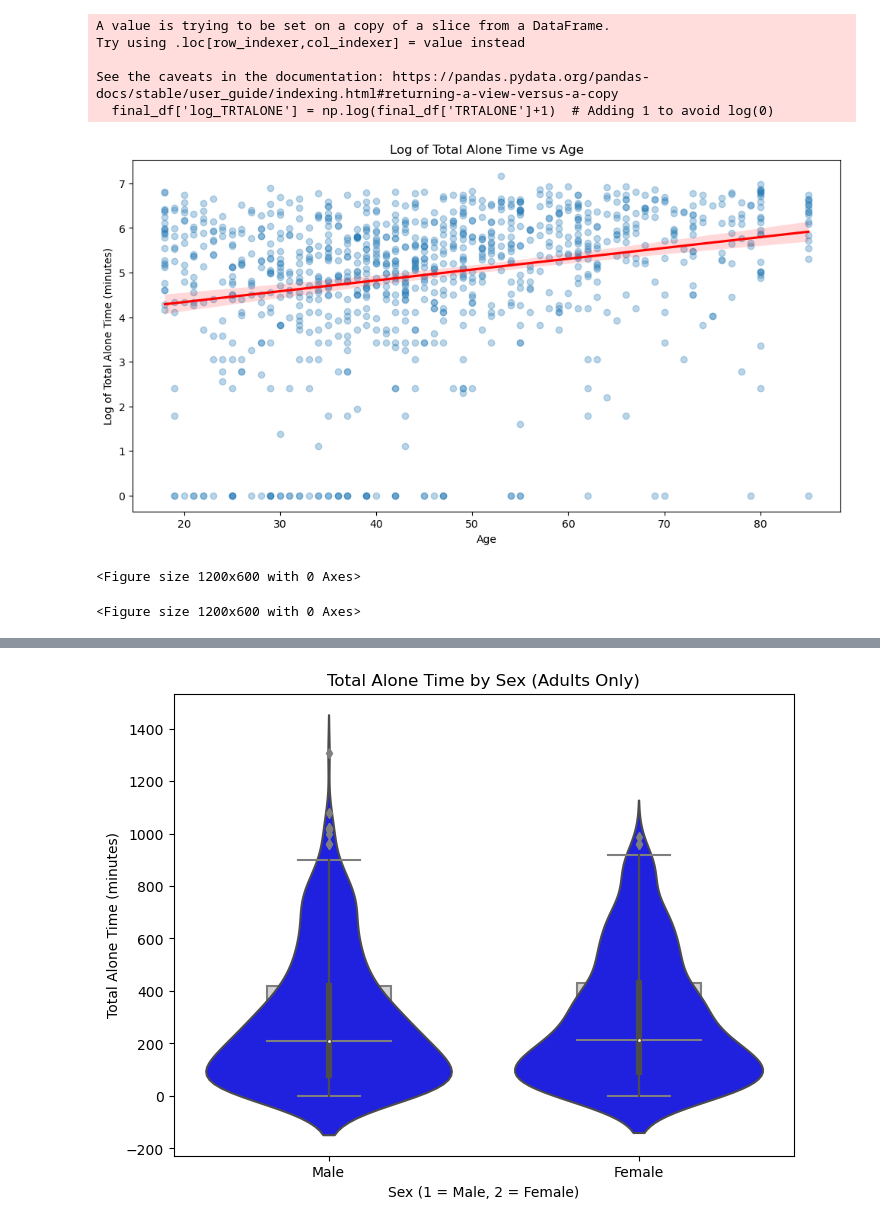
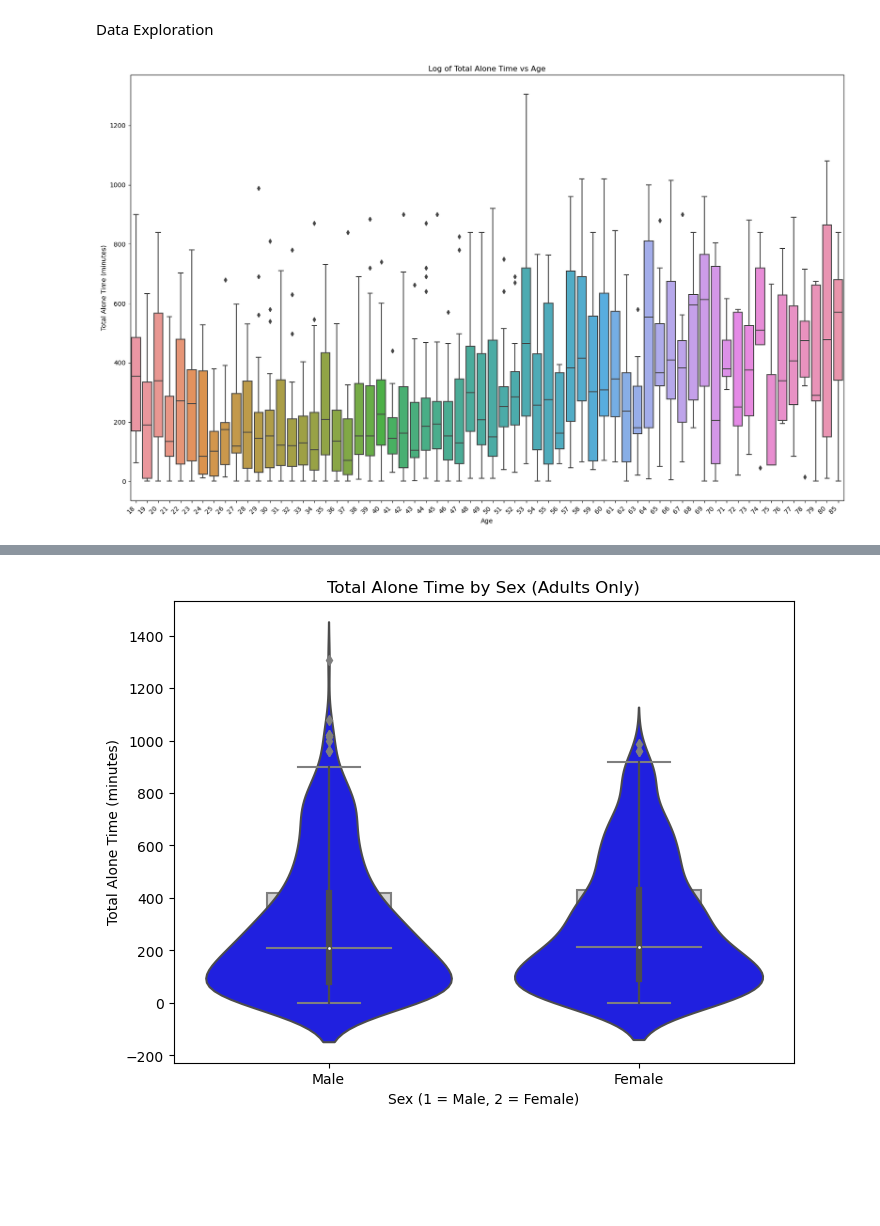
Before and after one commit to nac315/Capstone, a Jupyter notebook: Project1.ipynb, the cells around one changed output, grey strips where cells are left out. Cells and saved outputs as stored; diff of their text form; code cells hidden in the pictures; blank space fills up the shorter version.

```diff
--- a/Project1.ipynb
+++ b/Project1.ipynb
@@ -19,7 +10,4 @@ Index(['TUCASEID', 'TULINENO', 'TESPUHRS', 'TRDTIND1', 'TRDTOCC1', 'TRERNHLY',
 # %%
-#TRSPPRES. Presence of the respondent's spouse or unmarried partner in the household. This variable appears on the Respondent File and the Activity Summary File.
-#TELFS labor status
-#TEHRUSL1:Usual weekly hours at the main job, since more working hours could reduce free time available to spend alone.
-#TRTFAMILY (Respondent File): Total time spent with family members,
-respondent_vars = ['TUCASEID', 'TRTALONE', 'TRNUMHOU', 'TRSPPRES', 'TELFS', 'TEHRUSL1', 'TRTHH', 'TRTFAMILY']
+# vars interested in
+respondent_vars = ['TUCASEID', 'TRTALONE', 'TRNUMHOU', 'TRSPPRES', 'TELFS', 'TEHRUSL1', 'TRTSPONLY', 'TRTFAMILY', 'TEIO1OCD']
 roster_vars = ['TUCASEID', 'TEAGE', 'TESEX']
@@ -54,27 +53,15 @@ final_df = sampled_df.drop_duplicates(subset='TUCASEID')
+# %% [markdown]
+Data Exploration
 # %%
-# Log-transform the TRTALONE variable
-final_df['log_TRTALONE'] = np.log(final_df['TRTALONE']+1)  # Adding 1 to avoid log(0)
+# Distribtuion of Total Alone Time by Age
 
-plt.figure(figsize=(12, 6))
+plt.figure(figsize=(20, 12))
 
-# Plot log-transformed Total Alone Time vs Age with regression line
-sns.regplot(data=final_df, x='TEAGE', y='log_TRTALONE', scatter_kws={'alpha': 0.3}, line_kws={'color': 'red'})
+sns.boxplot(data=final_df, x='TEAGE', y='TRTALONE')
 plt.title('Log of Total Alone Time vs Age')
 plt.xlabel('Age')
-plt.ylabel('Log of Total Alone Time (minutes)')
+plt.ylabel('Total Alone Time (minutes)')
+plt.xticks(rotation=45, ha='right')
 plt.show()
-plt.figure(figsize=(12, 6))
-
-
-
-
-#log
 # %% [output]
-A value is trying to be set on a copy of a slice from a DataFrame.
-Try using .loc[row_indexer,col_indexer] = value instead
-
-See the caveats in the documentation: https://pandas.pydata.org/pandas-docs/stable/user_guide/indexing.html#returning-a-view-versus-a-copy
-  final_df['log_TRTALONE'] = np.log(final_df['TRTALONE']+1)  # Adding 1 to avoid log(0)
-[figure, old version]
+[figure, new version]
-<Figure size 1200x600 with 0 Axes>
-<Figure size 1200x600 with 0 Axes>
```
Also changed, not shown: parts of 28 cells of this notebook.
